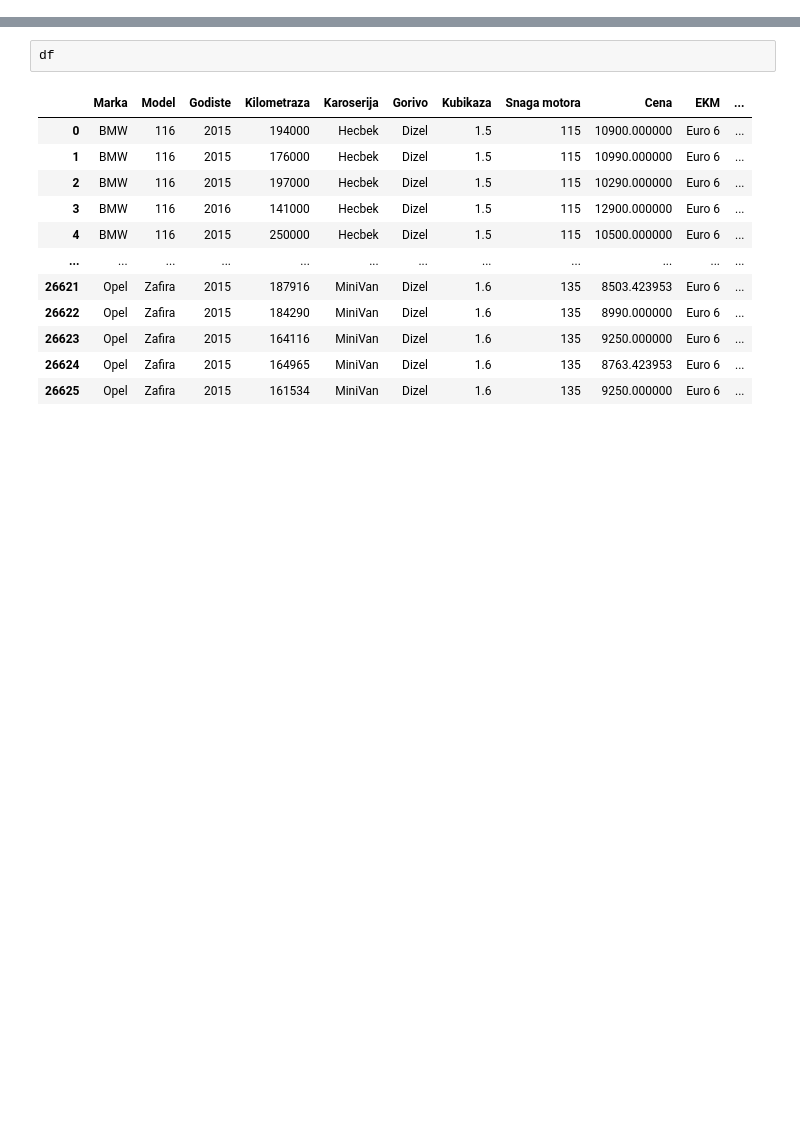
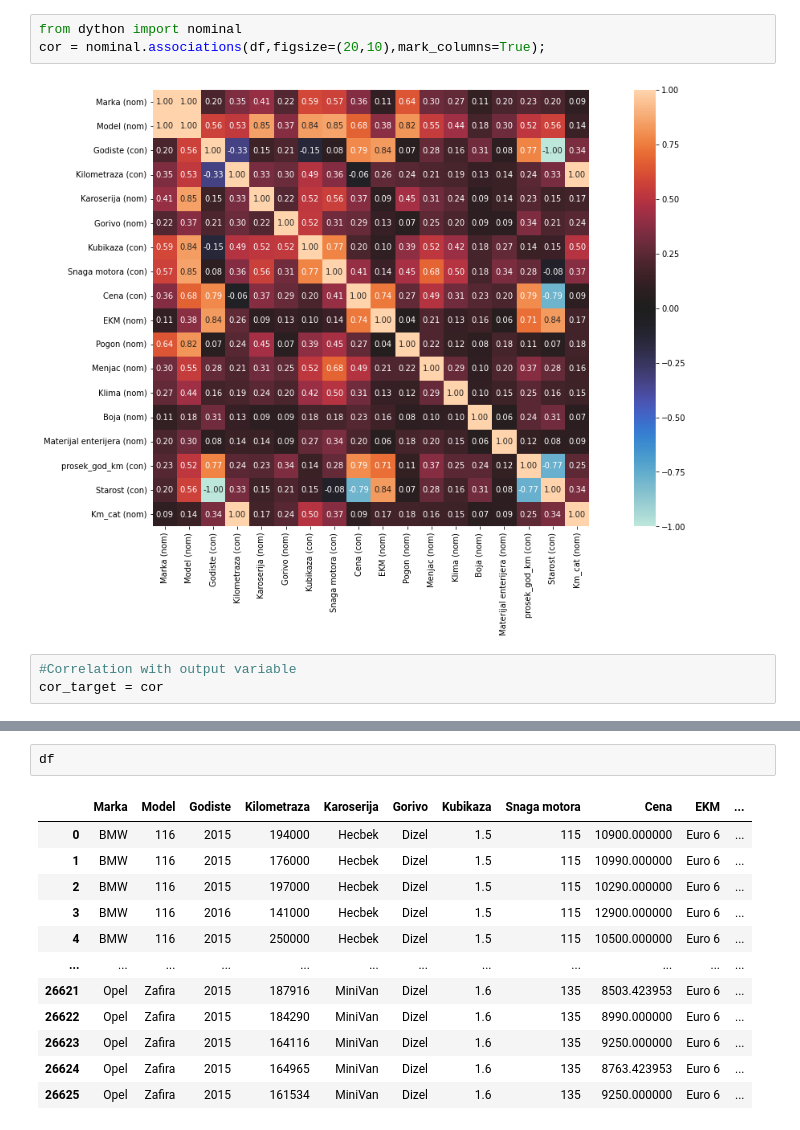
Before and after one commit to trsavi/Machine-Learning-Web-App, a Jupyter notebook: Box Cox Transformation .ipynb, the cells around one changed output, grey strips where cells are left out. Cells and saved outputs as stored; diff of their text form; blank space fills up the shorter version.

```diff
--- a/Box Cox Transformation .ipynb
+++ b/Box Cox Transformation .ipynb
@@ -23,0 +51,8 @@ np.random.seed(SEED)
+# %%
+from dython import nominal
+cor = nominal.associations(df,figsize=(20,10),mark_columns=True);
+# %% [output]
+[figure, added]
+# %%
+#Correlation with output variable
+cor_target = cor
```
Also changed, not shown: parts of 18 cells of this notebook, 2 other files.
